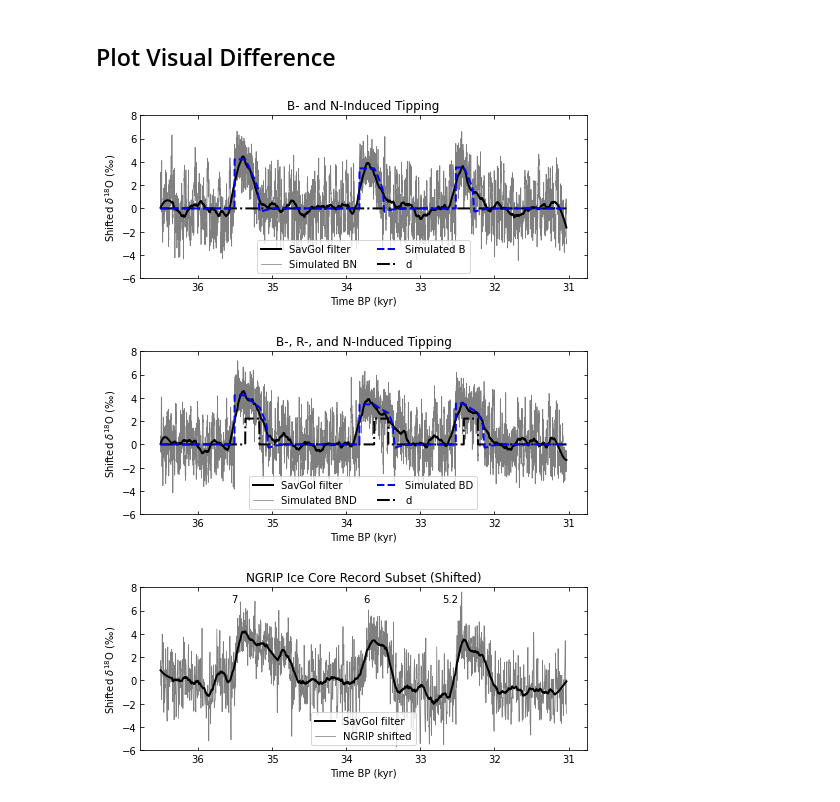
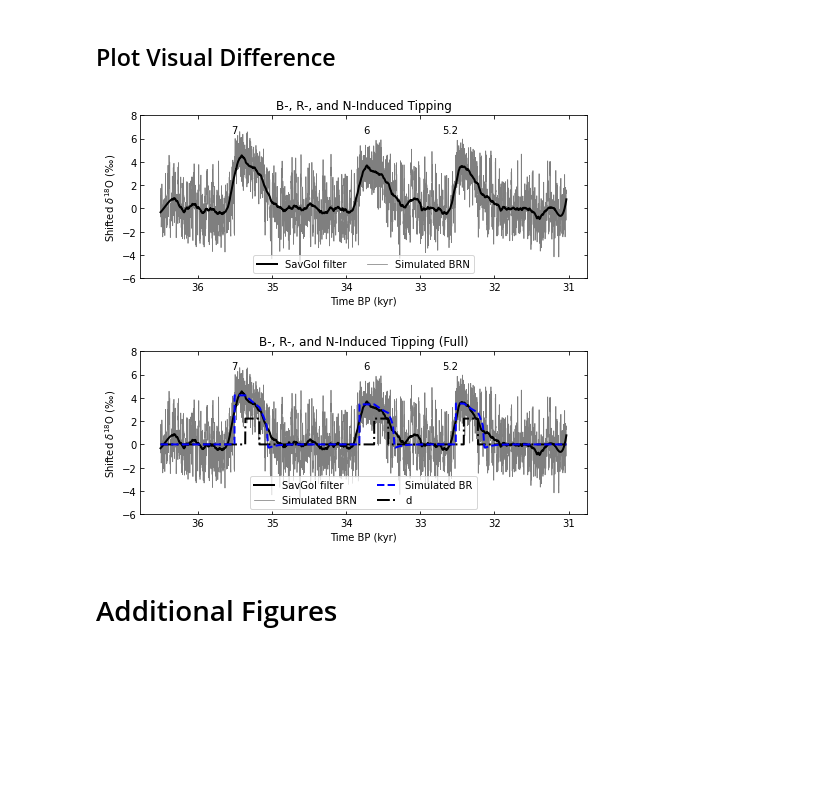
Before and after one commit to rensvermeulen/Vermeulen_2022-FHN-NGRIP, a Jupyter notebook: main.ipynb, the cells around one changed output. Cells and saved outputs as stored; diff of their text form; code cells hidden in the pictures; blank space fills up the shorter version.

```diff
--- a/main.ipynb
+++ b/main.ipynb
@@ -56,7 +56,8 @@ def find_roots(a,b,c,d):
 # Define Parameter Values: d is the external forcing parameter
 scenarios = [
     {"a":-4.7, "b":3.6, "c":1, "d":1.2},
-    {"a":-9, "b":12, "c":0.9, "d":1.22}
+    {"a":-4.7, "b":3.6, "c":1, "d":0},
+    {"a":-4.7, "b":3.6, "c":1, "d":1.5}
 ]
 # %%
 def get_displacement(param, dmax=0.5,time_span=np.linspace(0,200, 1000), number=20):
@@ -934,12 +974,29 @@ bnd = spiked_euler_maruyama(best_param, np.sqrt(varz_fit), ic, time_span,
                              abs(stadial_ends_index-t_max_index),
                              v_max_data, 0)
 
+best_param_d0 = copy.deepcopy(best_param)
+best_param_d0['d'] = 0
+bn_nospike = euler_maruyama(partial(fitzhugh_nagumo, **best_param_d0), np.sqrt(varz_fit), ic, time_span)
+b_nospike = euler_maruyama(partial(fitzhugh_nagumo, **best_param_d0), 0, ic, time_span)
+bn_nospike = np.column_stack((bn_nospike,np.zeros(len(time_span))))
+b_nospike = np.column_stack((b_nospike,np.zeros(len(time_span))))
+
+bnd_nospike = euler_maruyama(partial(fitzhugh_nagumo, **best_param), np.sqrt(varz_fit), ic, time_span)
+bd_nospike = euler_maruyama(partial(fitzhugh_nagumo, **best_param), 0, ic, time_span)
+bnd_nospike = np.column_stack((bnd_nospike,np.ones(len(time_span))*best_param['d']))
+bd_nospike = np.column_stack((bd_nospike,np.ones(len(time_span))*best_param['d']))
+
+
 trajectories_regimes = xr.Dataset(
     data_vars=dict(
         b=(['age','variable'], b),
         bn=(['age','variable'], bn),
         bd=(['age','variable'], bd),
-        bnd=(['age','variable'], bnd)
+        bnd=(['age','variable'], bnd),
+        bn_nospike=(['age','variable'], bn_nospike),
+        b_nospike=(['age','variable'], b_nospike),
+        bnd_nospike=(['age','variable'], bnd_nospike),
+        bd_nospike=(['age','variable'], bd_nospike)
     ),
     coords=dict(
         age=("age", np.flip(time_span * tc)),
@@ -947,24 +1004,23 @@ trajectories_regimes = xr.Dataset(
     )
 )
 # %%
-# Plot difference
-plot_dansgaard_oeschger((trajectories_regimes['bn'].sel(variable='v')),
+# Plot optimized model
+plot_dansgaard_oeschger((trajectories_regimes['bnd'].sel(variable='v')),
                         stadial_data, event_number,
-                        second_plot=trajectories_regimes['b'].sel(variable='v'),
-                        third_plot=(trajectories_regimes['bn'].sel(variable='d')),
-                        label=['Simulated BN','SavGol filter','Simulated B','d'],
-                        plot_event_numbers=False, ylim=ylim, title='B- and N-Induced Tipping')
+#                         second_plot=trajectories_regimes['bd'].sel(variable='v'),
+#                         third_plot=(trajectories_regimes['bnd'].sel(variable='d')),
+                        label=['Simulated BRN','SavGol filter','Simulated BR','d'],
+                        plot_event_numbers=True, ylim=ylim, title='B-, R-, and N-Induced Tipping')
+
+# Plot optimized model with trajectories
 plot_dansgaard_oeschger((trajectories_regimes['bnd'].sel(variable='v')),
                         stadial_data, event_number,
                         second_plot=trajectories_regimes['bd'].sel(variable='v'),
                         third_plot=(trajectories_regimes['bnd'].sel(variable='d')),
-                        label=['Simulated BND','SavGol filter','Simulated BD','d'],
-                        plot_event_numbers=False, ylim=ylim, title='B-, R-, and N-Induced Tipping')
-# Shifted NGRIP
-plot_dansgaard_oeschger(raw_data[proxy]-mean_stadial,
-                        stadial_data, event_number,label=['NGRIP shifted','SavGol filter'],
-                        plot_event_numbers=True, ylim=ylim, title='NGRIP Ice Core Record Subset (Shifted)')
+                        label=['Simulated BRN','SavGol filter','Simulated BR','d'],
+                        plot_event_numbers=True, ylim=ylim, title='B-, R-, and N-Induced Tipping (Full)')
 # %% [output]
-[figure, old version]
+[figure, new version]
-[figure, old version]
+[figure, new version]
-[figure, removed]
+# %% [markdown]
+# Additional Figures
```
Also changed, not shown: parts of 13 cells of this notebook.
